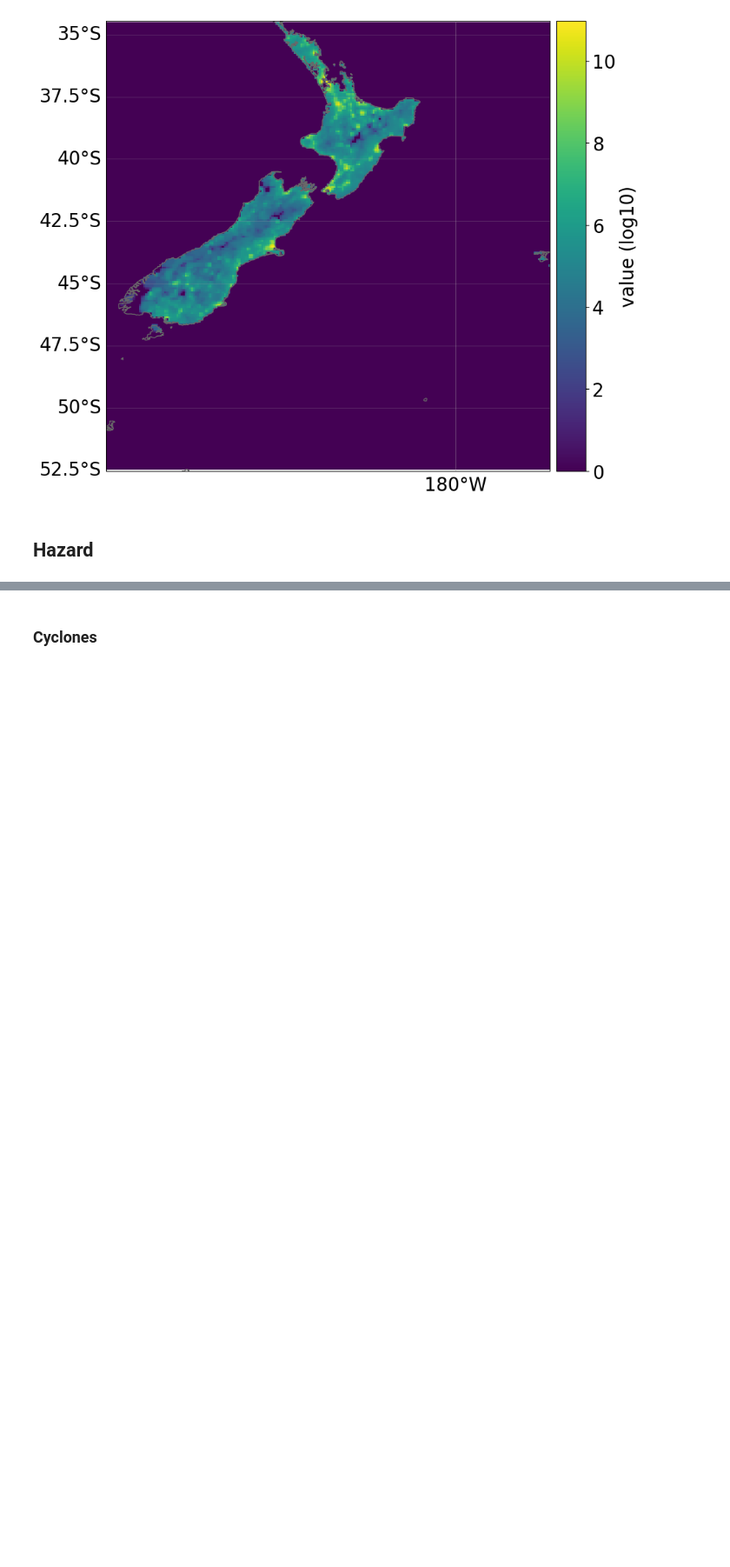
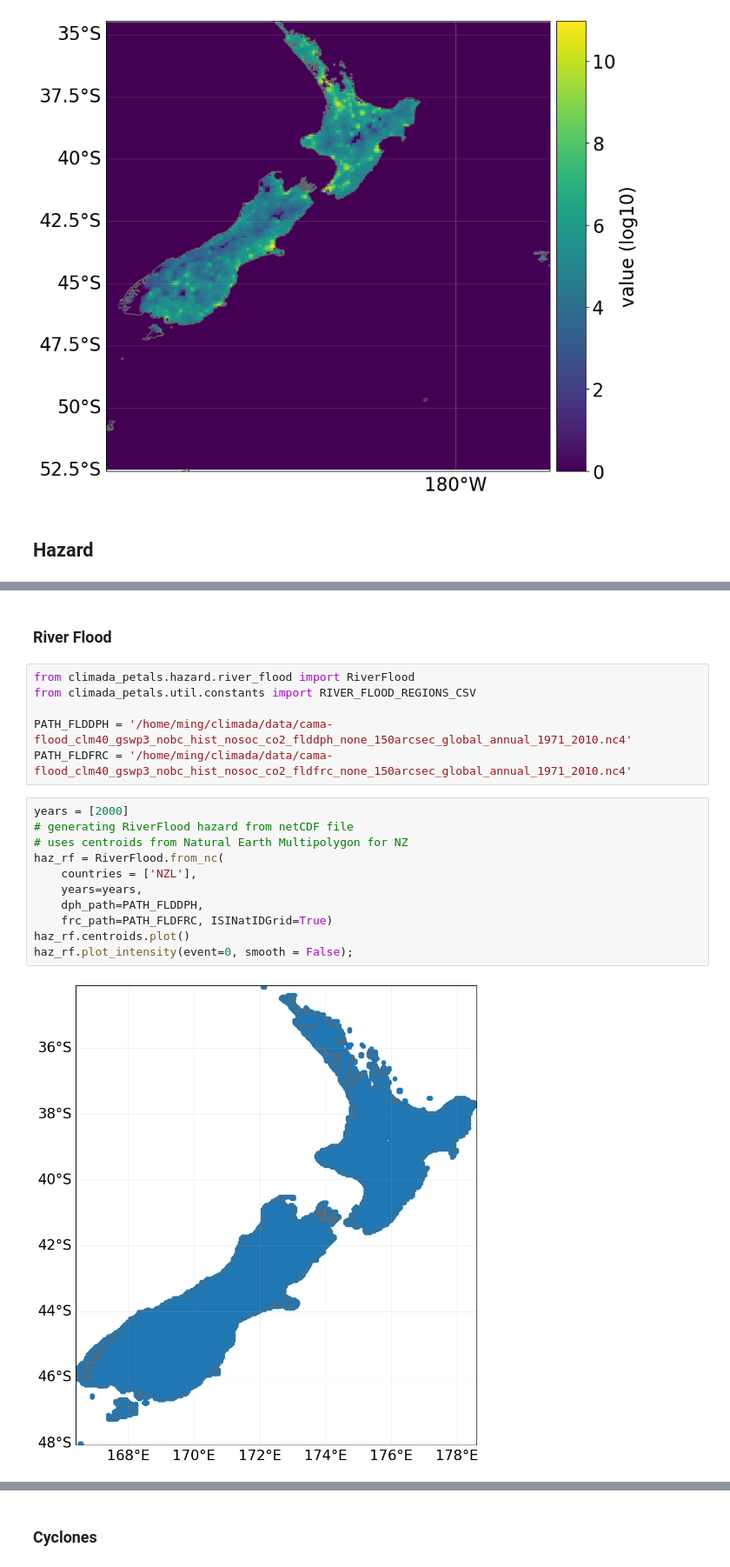
Before and after one commit to mingness/climada_tutorials, a Jupyter notebook: NewZealand.ipynb, the cells around one changed output, grey strips where cells are left out. Shown at 87% size. Cells and saved outputs as stored; diff of their text form; blank space fills up the shorter version.

```diff
--- a/NewZealand.ipynb
+++ b/NewZealand.ipynb
@@ -96,0 +125,21 @@ Datum: World Geodetic System 1984
+# %% [markdown]
+### River Flood
+# %%
+from climada_petals.hazard.river_flood import RiverFlood
+from climada_petals.util.constants import RIVER_FLOOD_REGIONS_CSV
+
+PATH_FLDDPH = '/home/ming/climada/data/cama-flood_clm40_gswp3_nobc_hist_nosoc_co2_flddph_none_150arcsec_global_annual_1971_2010.nc4'
+PATH_FLDFRC = '/home/ming/climada/data/cama-flood_clm40_gswp3_nobc_hist_nosoc_co2_fldfrc_none_150arcsec_global_annual_1971_2010.nc4'
+# %%
+years = [2000]
+# generating RiverFlood hazard from netCDF file
+# uses centroids from Natural Earth Multipolygon for NZ
+haz_rf = RiverFlood.from_nc(
+    countries = ['NZL'],
+    years=years,
+    dph_path=PATH_FLDDPH,
+    frc_path=PATH_FLDFRC, ISINatIDGrid=True)
+haz_rf.centroids.plot()
+haz_rf.plot_intensity(event=0, smooth = False);
+# %% [output]
+[figure, added]
```
Also changed, not shown: parts of 40 cells of this notebook, 1 other file.
